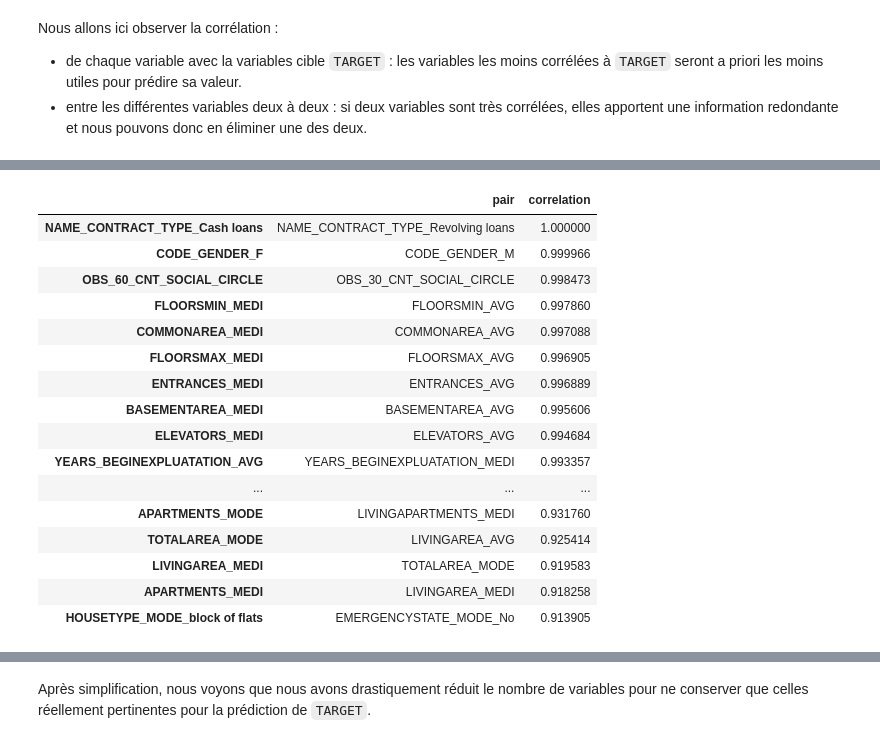
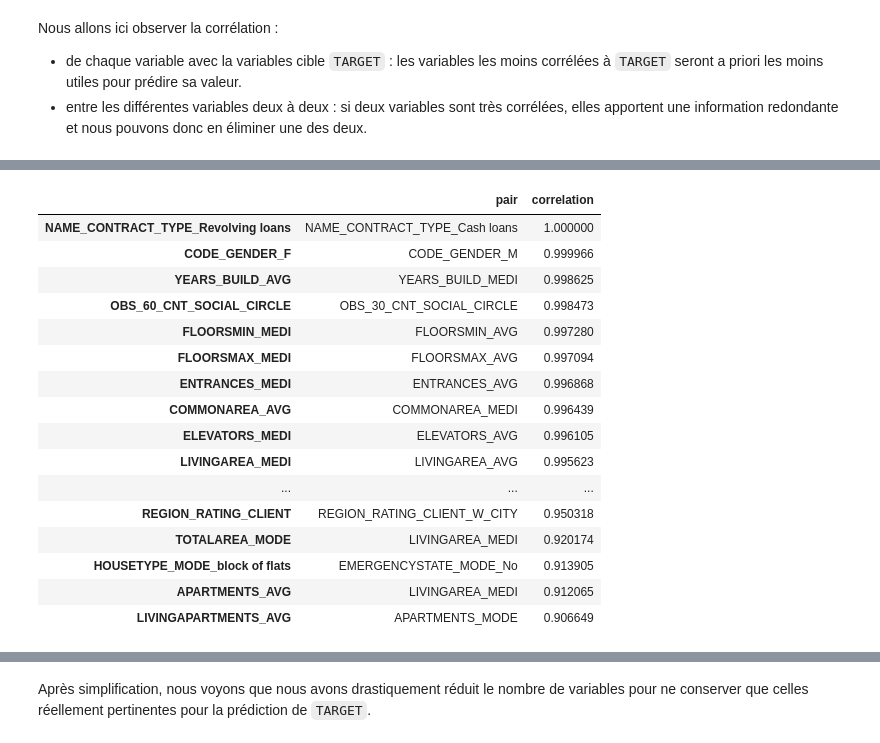
Before and after one commit to fleuryc/oc_ingenieur-ia_P4-Construisez-un-modele-de-scoring, a Jupyter notebook: notebooks/main.ipynb, the cells around one changed output, grey strips where cells are left out. Cells and saved outputs as stored; diff of their text form; code cells hidden in the pictures.

```diff
--- a/notebooks/main.ipynb
+++ b/notebooks/main.ipynb
@@ -313,15 +305,14 @@ Les informations métier pertinentes sont :
 - Ancienneté au travail / Age : `DAYS_EMPLOYED / DAYS_BIRTH`
 # %%
 # Create the new features
-feat_app_df = app_df.copy()
-feat_app_df["CREDIT_PRICE_RATIO"] = feat_app_df["AMT_CREDIT"] / feat_app_df["AMT_GOODS_PRICE"]
-feat_app_df["ANNUITY_CREDIT_RATIO"] = feat_app_df["AMT_ANNUITY"] / feat_app_df["AMT_CREDIT"]
-feat_app_df["ANNUITY_INCOME_RATIO"] = feat_app_df["AMT_ANNUITY"] / feat_app_df["AMT_INCOME_TOTAL"]
-feat_app_df["EMPLOYED_BIRTH_RATIO"] = feat_app_df["DAYS_EMPLOYED"] / feat_app_df["DAYS_BIRTH"]
+app_df["CREDIT_PRICE_RATIO"] = app_df["AMT_CREDIT"] / app_df["AMT_GOODS_PRICE"]
+app_df["ANNUITY_CREDIT_RATIO"] = app_df["AMT_ANNUITY"] / app_df["AMT_CREDIT"]
+app_df["ANNUITY_INCOME_RATIO"] = app_df["AMT_ANNUITY"] / app_df["AMT_INCOME_TOTAL"]
+app_df["EMPLOYED_BIRTH_RATIO"] = app_df["DAYS_EMPLOYED"] / app_df["DAYS_BIRTH"]
 
 # Draw the BoxPlots for these features
 if DRAW_PLOTS:
-    vis_helpers.plot_boxes(feat_app_df,
+    vis_helpers.plot_boxes(app_df,
         plot_columns=[
             "CREDIT_PRICE_RATIO",
             "ANNUITY_CREDIT_RATIO",
@@ -339,7 +330,7 @@ from sklearn.preprocessing import PolynomialFeatures
 
 
 # Let's keep only non null data
-ext_source = feat_app_df[["SK_ID_CURR", "TARGET", "EXT_SOURCE_1", "EXT_SOURCE_2", "EXT_SOURCE_3"]].dropna()
+ext_source = app_df[["SK_ID_CURR", "TARGET", "EXT_SOURCE_1", "EXT_SOURCE_2", "EXT_SOURCE_3"]].dropna()
 
 # Let's create the new features
 poly = PolynomialFeatures()
@@ -353,7 +344,7 @@ poly_feat.columns=poly.get_feature_names()
 poly_feat.insert(0, "SK_ID_CURR", ext_source["SK_ID_CURR"].values)
 
 # Merge the new features with the original dataset
-feat_app_df = feat_app_df.merge(
+app_df = app_df.merge(
     poly_feat,
     on="SK_ID_CURR",
     how="left",
@@ -361,7 +352,7 @@ feat_app_df = feat_app_df.merge(
 
 # Draw the BoxPlots for these features
 if DRAW_PLOTS:
-    vis_helpers.plot_boxes(feat_app_df,
+    vis_helpers.plot_boxes(app_df,
         plot_columns=poly_feat.columns[5:],
         categorical_column="TARGET",
     )
@@ -494,7 +364,7 @@ Le but ici est d'éliminer un certain nombre de variables afin d'accélérer l'e
 Nous savons déjà que les colonnes `SK_ID_CURR` (simple identifiant sans sens métier), `1` et `x{0-2}` (variables polynomiales d'ordre 0 et 1), et `FLAG_MOBIL` (vaut toujours 1) n'apportent pas d'information. Nous allons donc les éliminer.
 # %%
 # Let's drop the features that are not useful for the prediction
-simple_app_df = imputed_app_df.drop(
+app_df = app_df.drop(
     columns=["SK_ID_CURR", "1", "x0", "x1", "x2", "FLAG_MOBIL"]
 )
 # %% [markdown]
@@ -503,7 +373,7 @@ Nous allons ici observer la corrélation :
 - entre les différentes variables deux à deux : si deux variables sont très corrélées, elles apportent une information redondante et nous pouvons donc en éliminer une des deux.
 # %%
 # Let's compute the correlation matrix
-app_correlations = simple_app_df.loc[imputed_app_df["TARGET"] >= 0].corr().abs().sort_values(
+app_correlations = app_df.corr().abs().sort_values(
     "TARGET", ascending=False, axis=0
 ).sort_values(
     "TARGET", ascending=False, axis=1
@@ -550,42 +420,42 @@ Length: 124, dtype: float64
 # %%
 # Let's find variables that have a highly correlated pair
 corr_pair_max_threshold = 0.9
 highly_correlated = pd.DataFrame(columns=["pair", "correlation"])
 for i in range(len(app_correlations.columns)):
     for j in range(i + 1, len(app_correlations.columns)):
         if app_correlations.iloc[i, j] > corr_pair_max_threshold:
             # variables are highly correlated
             if app_correlations.iloc[0, i] > app_correlations.iloc[0, j]:
                 # first variable is more correlated with target => we want to keep it
                 keep_index = i
                 drop_index = j
             else:
                 keep_index = j
                 drop_index = i
 
-            highly_correlated.loc[app_correlations.columns[drop_index]] = [
-                app_correlations.columns[keep_index],
-                app_correlations.iloc[i, j],
-            ]
+            highly_correlated.loc[app_correlations.columns[drop_index]] = {
+                "pair": app_correlations.columns[keep_index],
+                "correlation": app_correlations.iloc[i, j],
+            }
 
 highly_correlated.sort_values(by="correlation", ascending=False)
 # %% [output]
 |  | pair | correlation |
-| NAME_CONTRACT_TYPE_Cash loans | NAME_CONTRACT_TYPE_Revolving loans | 1.000000 |
+| NAME_CONTRACT_TYPE_Revolving loans | NAME_CONTRACT_TYPE_Cash loans | 1.000000 |
 | CODE_GENDER_F | CODE_GENDER_M | 0.999966 |
+| YEARS_BUILD_AVG | YEARS_BUILD_MEDI | 0.998625 |
 | OBS_60_CNT_SOCIAL_CIRCLE | OBS_30_CNT_SOCIAL_CIRCLE | 0.998473 |
-| FLOORSMIN_MEDI | FLOORSMIN_AVG | 0.997860 |
-| COMMONAREA_MEDI | COMMONAREA_AVG | 0.997088 |
-| FLOORSMAX_MEDI | FLOORSMAX_AVG | 0.996905 |
-| ENTRANCES_MEDI | ENTRANCES_AVG | 0.996889 |
-| BASEMENTAREA_MEDI | BASEMENTAREA_AVG | 0.995606 |
-| ELEVATORS_MEDI | ELEVATORS_AVG | 0.994684 |
-| YEARS_BEGINEXPLUATATION_AVG | YEARS_BEGINEXPLUATATION_MEDI | 0.993357 |
+| FLOORSMIN_MEDI | FLOORSMIN_AVG | 0.997280 |
+| FLOORSMAX_MEDI | FLOORSMAX_AVG | 0.997094 |
+| ENTRANCES_MEDI | ENTRANCES_AVG | 0.996868 |
+| COMMONAREA_AVG | COMMONAREA_MEDI | 0.996439 |
+| ELEVATORS_MEDI | ELEVATORS_AVG | 0.996105 |
+| LIVINGAREA_MEDI | LIVINGAREA_AVG | 0.995623 |
 | ... | ... | ... |
-| APARTMENTS_MODE | LIVINGAPARTMENTS_MEDI | 0.931760 |
-| TOTALAREA_MODE | LIVINGAREA_AVG | 0.925414 |
-| LIVINGAREA_MEDI | TOTALAREA_MODE | 0.919583 |
-| APARTMENTS_MEDI | LIVINGAREA_MEDI | 0.918258 |
+| REGION_RATING_CLIENT | REGION_RATING_CLIENT_W_CITY | 0.950318 |
+| TOTALAREA_MODE | LIVINGAREA_MEDI | 0.920174 |
 | HOUSETYPE_MODE_block of flats | EMERGENCYSTATE_MODE_No | 0.913905 |
+| APARTMENTS_AVG | LIVINGAREA_MEDI | 0.912065 |
+| LIVINGAPARTMENTS_AVG | APARTMENTS_MODE | 0.906649 |
 # %%
 # Drop irrelevant columns
```
Also changed, not shown: parts of 36 cells of this notebook, 2 other files.
